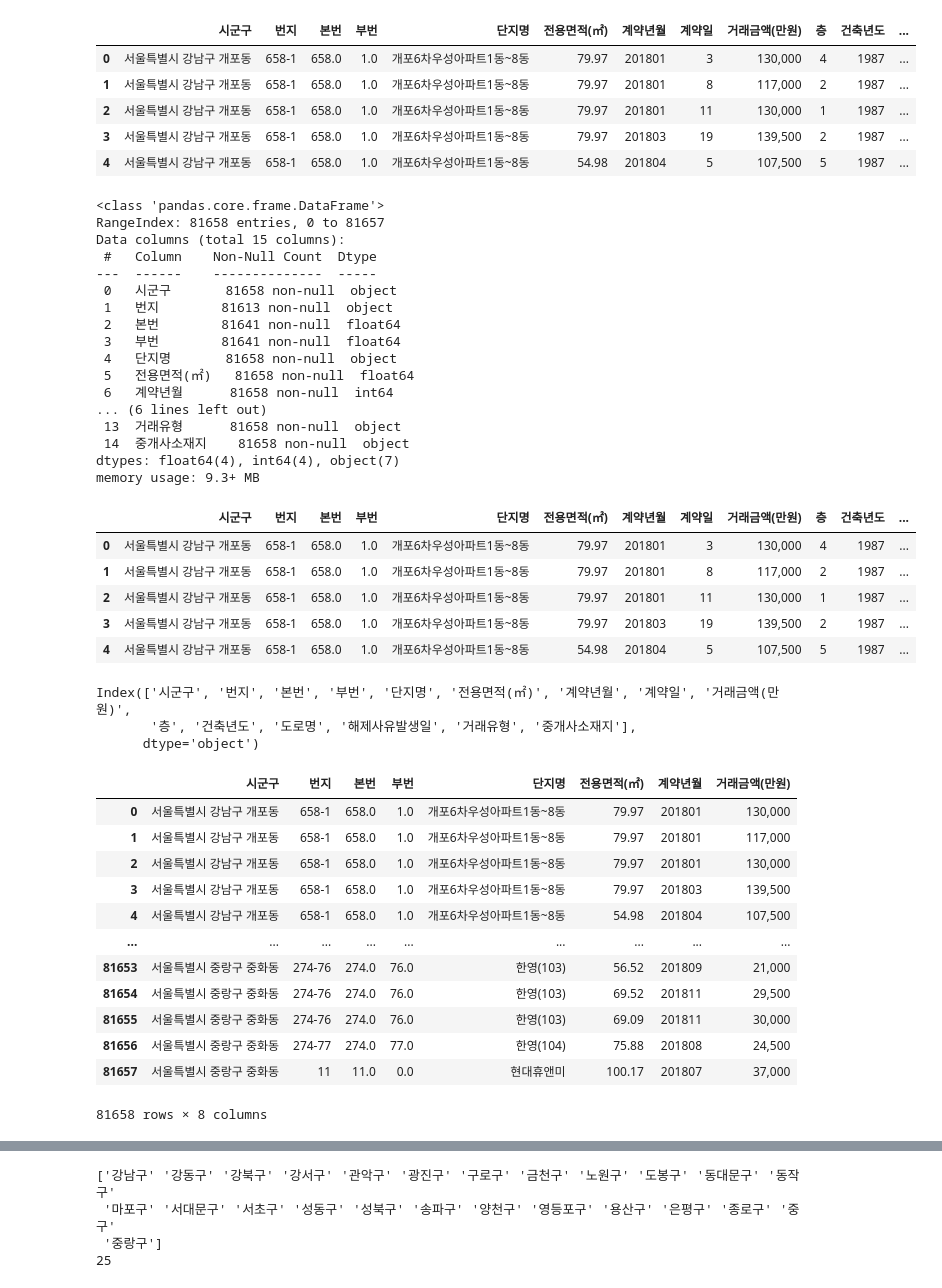
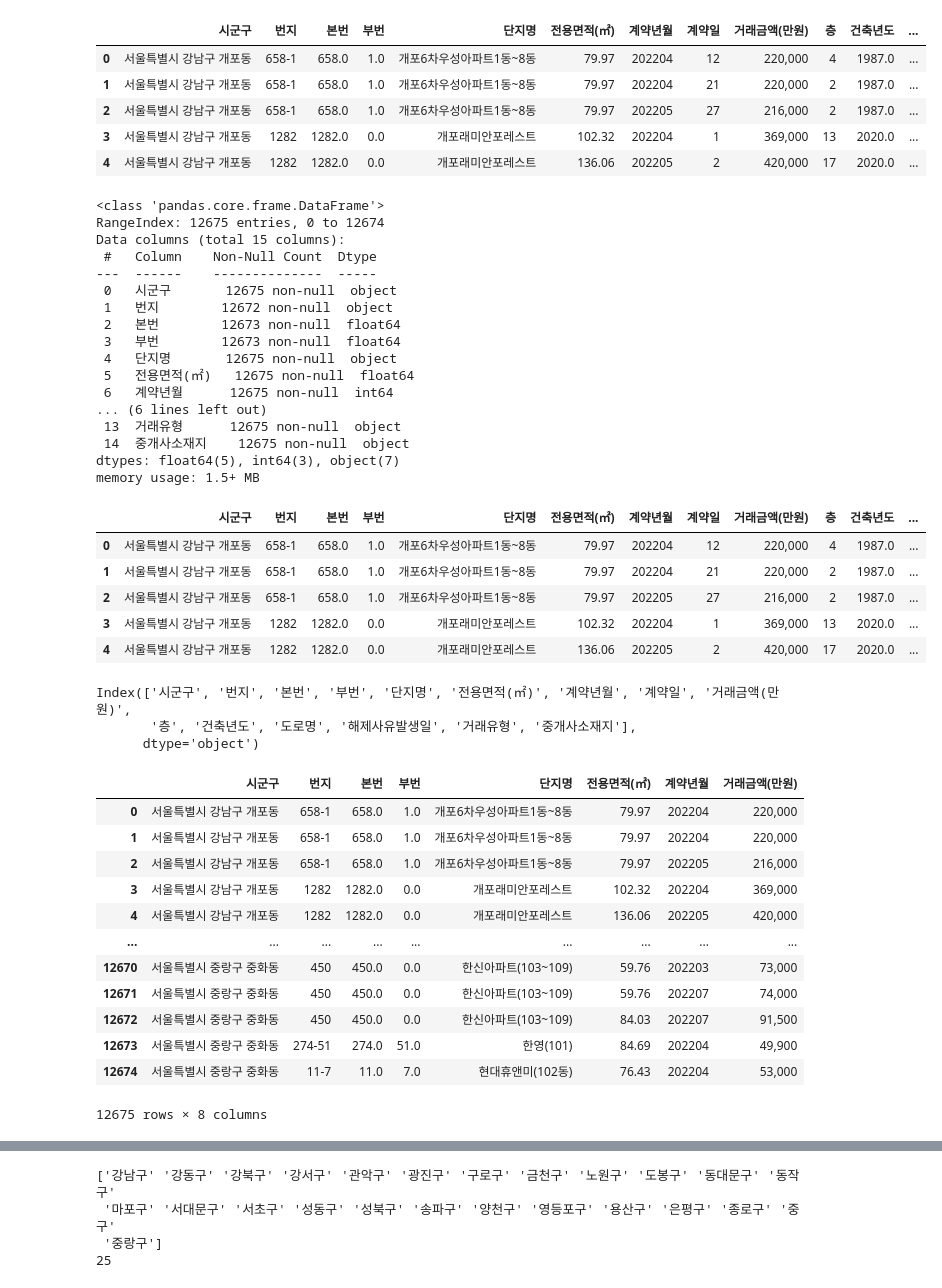
Before and after one commit to naleetwo/MidtermProject, a Jupyter notebook: 프로젝트/SeokwonNa/아파트매매_실거래가_데이터전처리.ipynb, the cells around one changed output, grey strips where cells are left out. Cells and saved outputs as stored; diff of their text form; code cells hidden in the pictures.

```diff
--- a/프로젝트/SeokwonNa/아파트매매_실거래가_데이터전처리.ipynb
+++ b/프로젝트/SeokwonNa/아파트매매_실거래가_데이터전처리.ipynb
@@ -14,49 +14,49 @@ mlp.rcParams["axes.unicode_minus"]= False
 # %%
 #아파트 매매 실거래가 가져오기 및 필요없는 행 제거
 
 df = pd.read_csv(
-    r"C:/Users/acorn/OneDrive/Desktop/중간프로젝트/부동산/아파트(매매)__실거래가_2018_국토교통부.csv", encoding='euc-kr',
+    r"C:/Users/acorn/OneDrive/Desktop/중간프로젝트/부동산/아파트(매매)__실거래가_2022_국토교통부.csv", encoding='euc-kr',
         skiprows= 15)
 df.head()
 # %% [output]
 |  | 시군구 | 번지 | 본번 | 부번 | 단지명 | 전용면적(㎡) | 계약년월 | 계약일 | 거래금액(만원) | 층 | 건축년도 | ... |
-| 0 | 서울특별시 강남구 개포동 | 658-1 | 658.0 | 1.0 | 개포6차우성아파트1동~8동 | 79.97 | 201801 | 3 | 130,000 | 4 | 1987 | ... |
-| 1 | 서울특별시 강남구 개포동 | 658-1 | 658.0 | 1.0 | 개포6차우성아파트1동~8동 | 79.97 | 201801 | 8 | 117,000 | 2 | 1987 | ... |
-| 2 | 서울특별시 강남구 개포동 | 658-1 | 658.0 | 1.0 | 개포6차우성아파트1동~8동 | 79.97 | 201801 | 11 | 130,000 | 1 | 1987 | ... |
-| 3 | 서울특별시 강남구 개포동 | 658-1 | 658.0 | 1.0 | 개포6차우성아파트1동~8동 | 79.97 | 201803 | 19 | 139,500 | 2 | 1987 | ... |
-| 4 | 서울특별시 강남구 개포동 | 658-1 | 658.0 | 1.0 | 개포6차우성아파트1동~8동 | 54.98 | 201804 | 5 | 107,500 | 5 | 1987 | ... |
+| 0 | 서울특별시 강남구 개포동 | 658-1 | 658.0 | 1.0 | 개포6차우성아파트1동~8동 | 79.97 | 202204 | 12 | 220,000 | 4 | 1987.0 | ... |
+| 1 | 서울특별시 강남구 개포동 | 658-1 | 658.0 | 1.0 | 개포6차우성아파트1동~8동 | 79.97 | 202204 | 21 | 220,000 | 2 | 1987.0 | ... |
+| 2 | 서울특별시 강남구 개포동 | 658-1 | 658.0 | 1.0 | 개포6차우성아파트1동~8동 | 79.97 | 202205 | 27 | 216,000 | 2 | 1987.0 | ... |
+| 3 | 서울특별시 강남구 개포동 | 1282 | 1282.0 | 0.0 | 개포래미안포레스트 | 102.32 | 202204 | 1 | 369,000 | 13 | 2020.0 | ... |
+| 4 | 서울특별시 강남구 개포동 | 1282 | 1282.0 | 0.0 | 개포래미안포레스트 | 136.06 | 202205 | 2 | 420,000 | 17 | 2020.0 | ... |
 # %%
 #데이터 정보 확인
 df.info()
 # %% [output]
 <class 'pandas.core.frame.DataFrame'>
-RangeIndex: 81658 entries, 0 to 81657
+RangeIndex: 12675 entries, 0 to 12674
 Data columns (total 15 columns):
  #   Column    Non-Null Count  Dtype
 ---  ------    --------------  -----
- 0   시군구       81658 non-null  object
- 1   번지        81613 non-null  object
- 2   본번        81641 non-null  float64
- 3   부번        81641 non-null  float64
- 4   단지명       81658 non-null  object
- 5   전용면적(㎡)   81658 non-null  float64
- 6   계약년월      81658 non-null  int64
+ 0   시군구       12675 non-null  object
+ 1   번지        12672 non-null  object
+ 2   본번        12673 non-null  float64
+ 3   부번        12673 non-null  float64
+ 4   단지명       12675 non-null  object
+ 5   전용면적(㎡)   12675 non-null  float64
+ 6   계약년월      12675 non-null  int64
 ... (6 lines left out)
- 13  거래유형      81658 non-null  object
- 14  중개사소재지    81658 non-null  object
-dtypes: float64(4), int64(4), object(7)
-memory usage: 9.3+ MB
+ 13  거래유형      12675 non-null  object
+ 14  중개사소재지    12675 non-null  object
+dtypes: float64(5), int64(3), object(7)
+memory usage: 1.5+ MB
 # %%
 df1 = df.copy()
 # %%
 df1.head()
 # %% [output]
 |  | 시군구 | 번지 | 본번 | 부번 | 단지명 | 전용면적(㎡) | 계약년월 | 계약일 | 거래금액(만원) | 층 | 건축년도 | ... |
-| 0 | 서울특별시 강남구 개포동 | 658-1 | 658.0 | 1.0 | 개포6차우성아파트1동~8동 | 79.97 | 201801 | 3 | 130,000 | 4 | 1987 | ... |
-| 1 | 서울특별시 강남구 개포동 | 658-1 | 658.0 | 1.0 | 개포6차우성아파트1동~8동 | 79.97 | 201801 | 8 | 117,000 | 2 | 1987 | ... |
-| 2 | 서울특별시 강남구 개포동 | 658-1 | 658.0 | 1.0 | 개포6차우성아파트1동~8동 | 79.97 | 201801 | 11 | 130,000 | 1 | 1987 | ... |
-| 3 | 서울특별시 강남구 개포동 | 658-1 | 658.0 | 1.0 | 개포6차우성아파트1동~8동 | 79.97 | 201803 | 19 | 139,500 | 2 | 1987 | ... |
-| 4 | 서울특별시 강남구 개포동 | 658-1 | 658.0 | 1.0 | 개포6차우성아파트1동~8동 | 54.98 | 201804 | 5 | 107,500 | 5 | 1987 | ... |
+| 0 | 서울특별시 강남구 개포동 | 658-1 | 658.0 | 1.0 | 개포6차우성아파트1동~8동 | 79.97 | 202204 | 12 | 220,000 | 4 | 1987.0 | ... |
+| 1 | 서울특별시 강남구 개포동 | 658-1 | 658.0 | 1.0 | 개포6차우성아파트1동~8동 | 79.97 | 202204 | 21 | 220,000 | 2 | 1987.0 | ... |
+| 2 | 서울특별시 강남구 개포동 | 658-1 | 658.0 | 1.0 | 개포6차우성아파트1동~8동 | 79.97 | 202205 | 27 | 216,000 | 2 | 1987.0 | ... |
+| 3 | 서울특별시 강남구 개포동 | 1282 | 1282.0 | 0.0 | 개포래미안포레스트 | 102.32 | 202204 | 1 | 369,000 | 13 | 2020.0 | ... |
+| 4 | 서울특별시 강남구 개포동 | 1282 | 1282.0 | 0.0 | 개포래미안포레스트 | 136.06 | 202205 | 2 | 420,000 | 17 | 2020.0 | ... |
 # %%
 df1.columns
 # %% [output]
@@ -70,18 +70,18 @@ df2 = pd.DataFrame(df1, columns = cols)
 df2
 # %% [output]
 |  | 시군구 | 번지 | 본번 | 부번 | 단지명 | 전용면적(㎡) | 계약년월 | 거래금액(만원) |
-| 0 | 서울특별시 강남구 개포동 | 658-1 | 658.0 | 1.0 | 개포6차우성아파트1동~8동 | 79.97 | 201801 | 130,000 |
-| 1 | 서울특별시 강남구 개포동 | 658-1 | 658.0 | 1.0 | 개포6차우성아파트1동~8동 | 79.97 | 201801 | 117,000 |
-| 2 | 서울특별시 강남구 개포동 | 658-1 | 658.0 | 1.0 | 개포6차우성아파트1동~8동 | 79.97 | 201801 | 130,000 |
-| 3 | 서울특별시 강남구 개포동 | 658-1 | 658.0 | 1.0 | 개포6차우성아파트1동~8동 | 79.97 | 201803 | 139,500 |
-| 4 | 서울특별시 강남구 개포동 | 658-1 | 658.0 | 1.0 | 개포6차우성아파트1동~8동 | 54.98 | 201804 | 107,500 |
+| 0 | 서울특별시 강남구 개포동 | 658-1 | 658.0 | 1.0 | 개포6차우성아파트1동~8동 | 79.97 | 202204 | 220,000 |
+| 1 | 서울특별시 강남구 개포동 | 658-1 | 658.0 | 1.0 | 개포6차우성아파트1동~8동 | 79.97 | 202204 | 220,000 |
+| 2 | 서울특별시 강남구 개포동 | 658-1 | 658.0 | 1.0 | 개포6차우성아파트1동~8동 | 79.97 | 202205 | 216,000 |
+| 3 | 서울특별시 강남구 개포동 | 1282 | 1282.0 | 0.0 | 개포래미안포레스트 | 102.32 | 202204 | 369,000 |
+| 4 | 서울특별시 강남구 개포동 | 1282 | 1282.0 | 0.0 | 개포래미안포레스트 | 136.06 | 202205 | 420,000 |
 | ... | ... | ... | ... | ... | ... | ... | ... | ... |
-| 81653 | 서울특별시 중랑구 중화동 | 274-76 | 274.0 | 76.0 | 한영(103) | 56.52 | 201809 | 21,000 |
-| 81654 | 서울특별시 중랑구 중화동 | 274-76 | 274.0 | 76.0 | 한영(103) | 69.52 | 201811 | 29,500 |
-| 81655 | 서울특별시 중랑구 중화동 | 274-76 | 274.0 | 76.0 | 한영(103) | 69.09 | 201811 | 30,000 |
-| 81656 | 서울특별시 중랑구 중화동 | 274-77 | 274.0 | 77.0 | 한영(104) | 75.88 | 201808 | 24,500 |
-| 81657 | 서울특별시 중랑구 중화동 | 11 | 11.0 | 0.0 | 현대휴앤미 | 100.17 | 201807 | 37,000 |
+| 12670 | 서울특별시 중랑구 중화동 | 450 | 450.0 | 0.0 | 한신아파트(103~109) | 59.76 | 202203 | 73,000 |
+| 12671 | 서울특별시 중랑구 중화동 | 450 | 450.0 | 0.0 | 한신아파트(103~109) | 59.76 | 202207 | 74,000 |
+| 12672 | 서울특별시 중랑구 중화동 | 450 | 450.0 | 0.0 | 한신아파트(103~109) | 84.03 | 202207 | 91,500 |
+| 12673 | 서울특별시 중랑구 중화동 | 274-51 | 274.0 | 51.0 | 한영(101) | 84.69 | 202204 | 49,900 |
+| 12674 | 서울특별시 중랑구 중화동 | 11-7 | 11.0 | 7.0 | 현대휴앤미(102동) | 76.43 | 202204 | 53,000 |
-81658 rows × 8 columns
+12675 rows × 8 columns
 # %%
 #거래금액(만원) column str을 float으로 수정
 df2['거래금액(만원)'] = df2['거래금액(만원)'].str.replace(',', '').astype(int)
```
Also changed, not shown: parts of 13 cells of this notebook, 1 other file.
